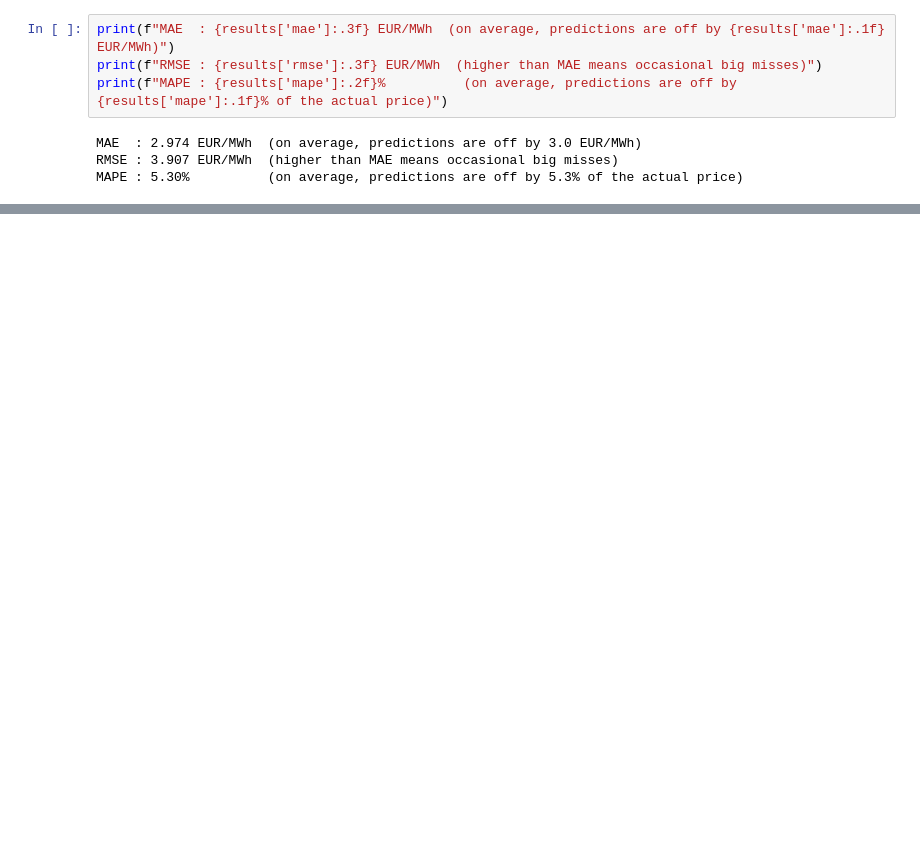
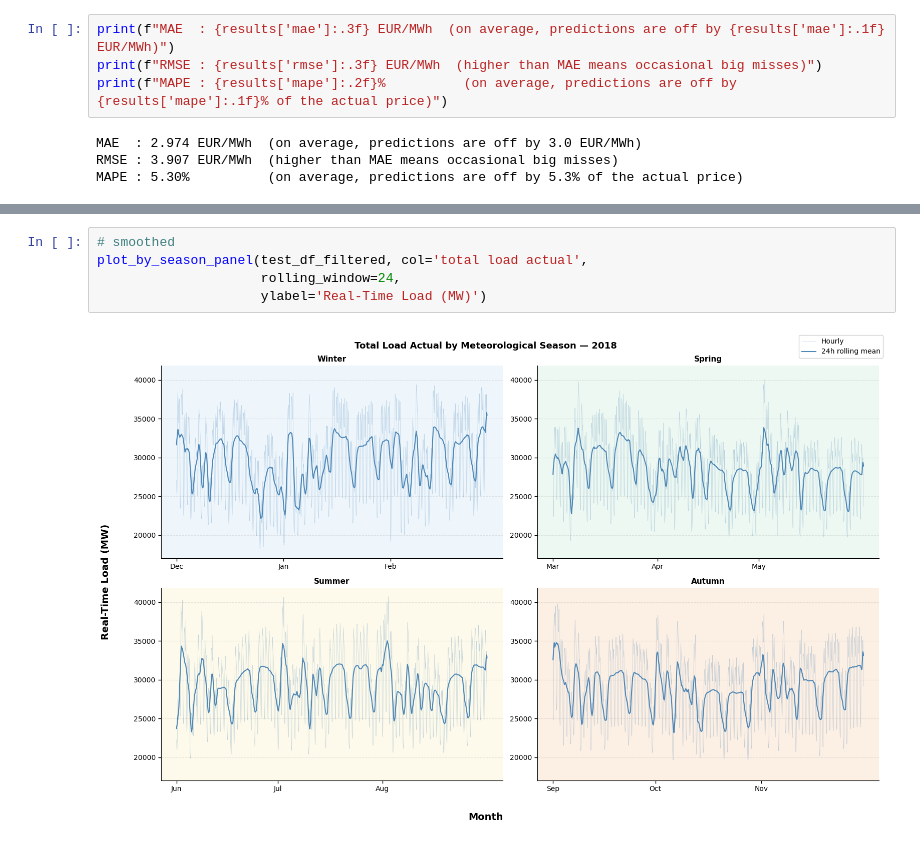
Before and after one commit to amukherjee25/forecasting-electricity-prices, a Jupyter notebook: notebooks/transformer/model_transformer_actual_price_rev2.ipynb, the cells around one changed output, grey strips where cells are left out. Drawn from its saved outputs; the diff is of its cells as text; blank space fills up the shorter version.

```diff
--- a/notebooks/transformer/model_transformer_actual_price_rev2.ipynb
+++ b/notebooks/transformer/model_transformer_actual_price_rev2.ipynb
@@ -985,0 +1169,7 @@ MAPE : 5.30%          (on average, predictions are off by 5.3% of the actual pri
+# %%
+# smoothed
+plot_by_season_panel(test_df_filtered, col='total load actual',
+                     rolling_window=24,
+                     ylabel='Real-Time Load (MW)')
+# %% [output]
+[figure, added]
```
Also changed, not shown: parts of 23 cells of this notebook, 2 other files.
